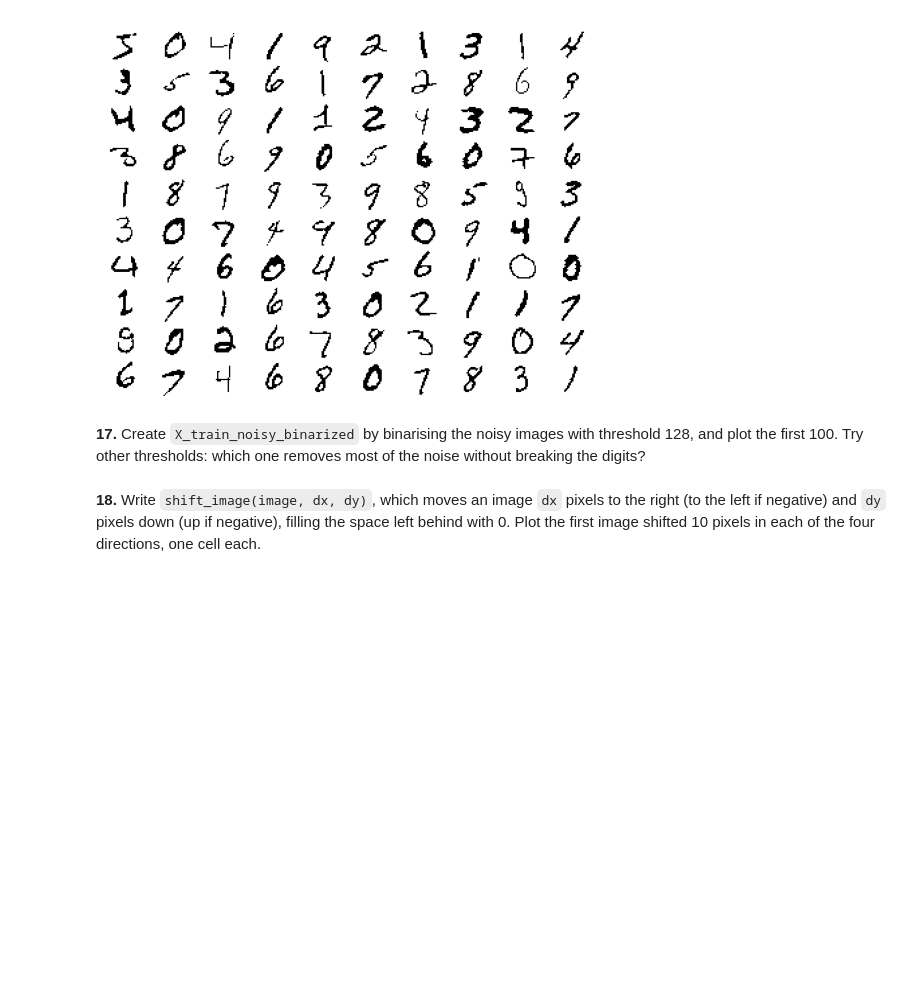
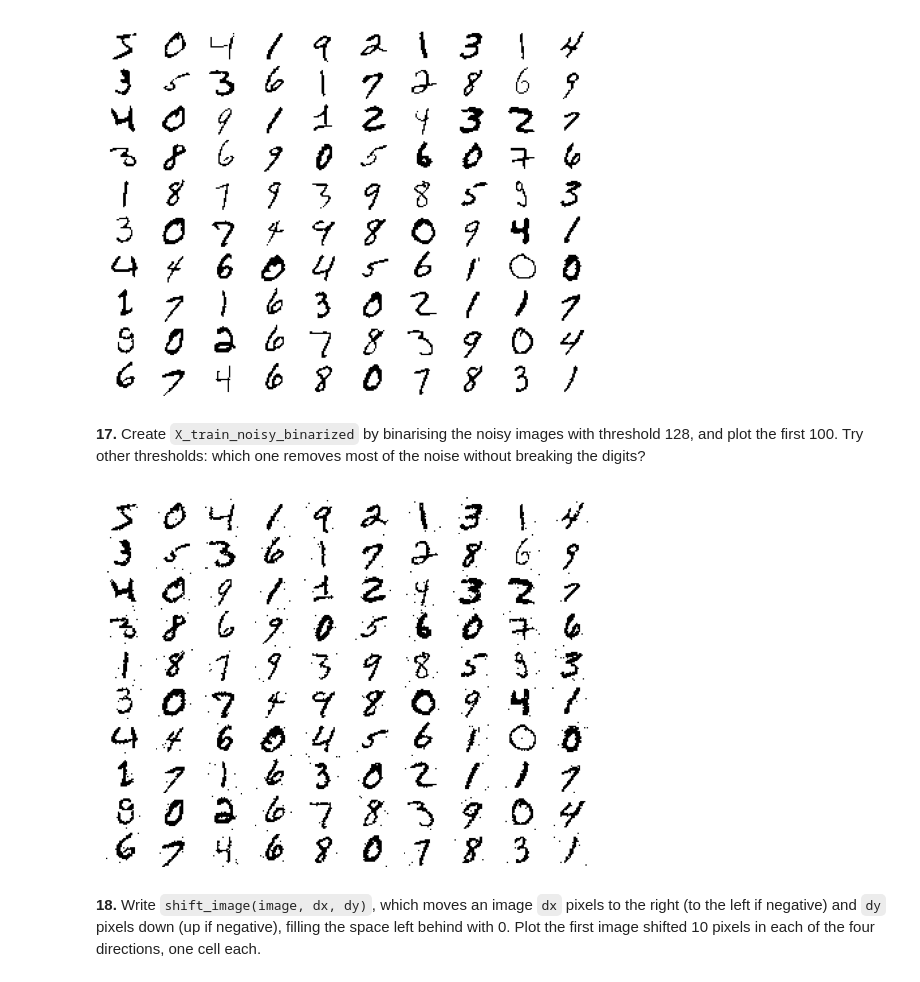
Before and after one commit to Varo-27/numpy-mnist, a Jupyter notebook: mnist_numpy.ipynb, the cells around one changed output. Cells and saved outputs as stored; diff of their text form; code cells hidden in the pictures; blank space fills up the shorter version.

```diff
--- a/mnist_numpy.ipynb
+++ b/mnist_numpy.ipynb
@@ -385,6 +385,12 @@ plot_first_100(binarize_image(X_train[:100], threshold=180))
 [figure]
 # %% [markdown]
 **17.** Create `X_train_noisy_binarized` by binarising the noisy images with threshold 128, and plot the first 100. Try other thresholds: which one removes most of the noise without breaking the digits?
+# %%
+X_train_noisy_binarized = binarize_image(X_train_noisy, threshold=128)
+# %%
+plot_first_100(X_train_noisy_binarized[:100])
+# %% [output]
+[figure, added]
 # %% [markdown]
 **18.** Write `shift_image(image, dx, dy)`, which moves an image `dx` pixels to the right (to the left if negative) and `dy` pixels down (up if negative), filling the space left behind with 0. Plot the first image shifted 10 pixels in each of the four directions, one cell each.
 # %% [markdown]
```
